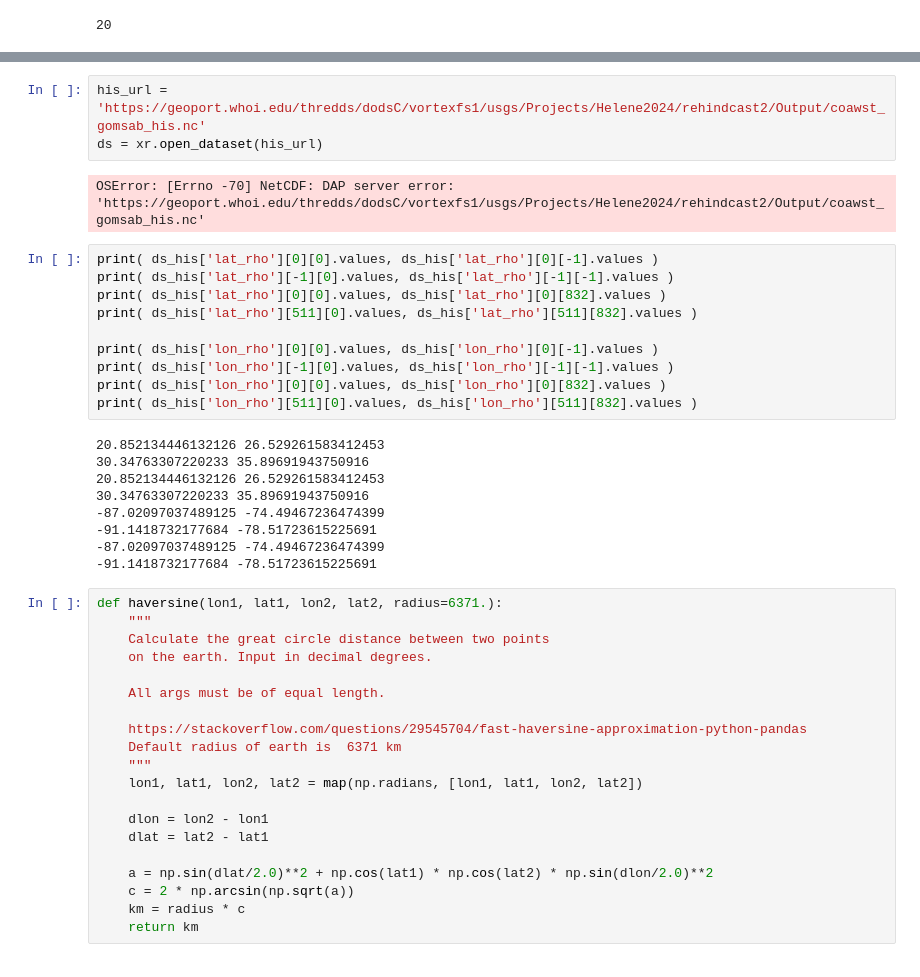
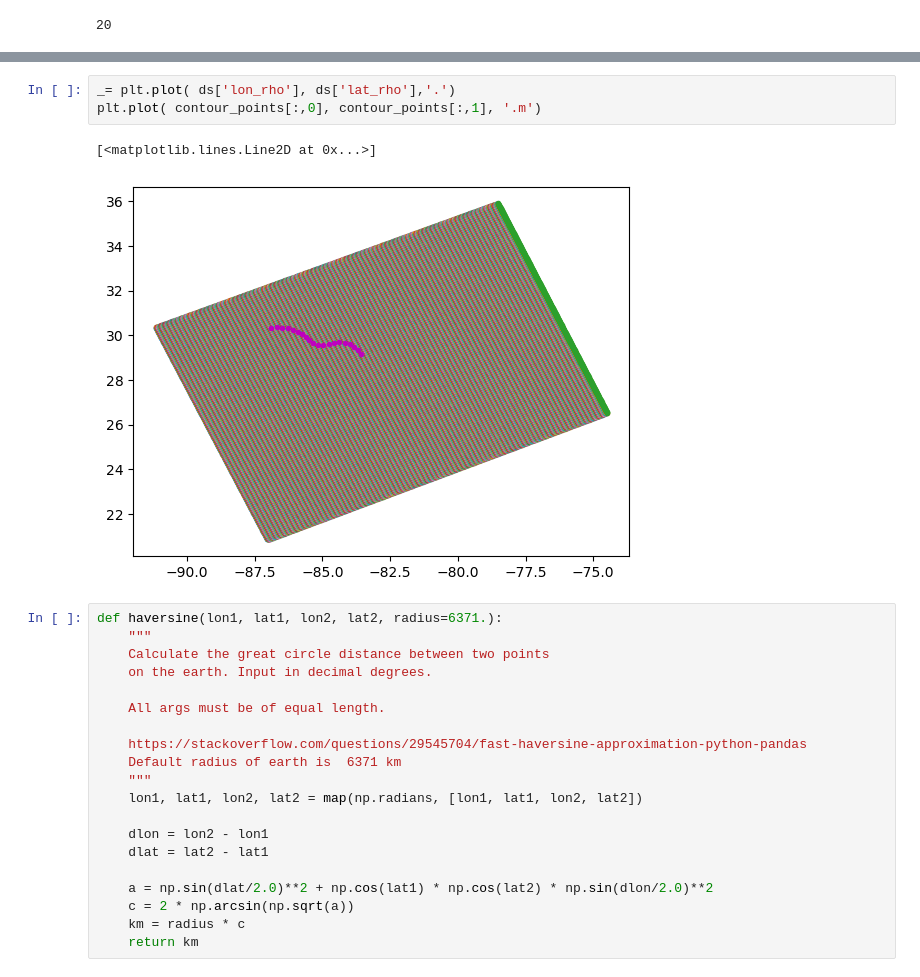
Before and after one commit to csherwood-usgs/NOPP_comparison, a Jupyter notebook: extract_eflux_on_contour.ipynb, the cells around one changed output, grey strips where cells are left out. Drawn from its saved outputs; the diff is of its cells as text.

```diff
--- a/extract_eflux_on_contour.ipynb
+++ b/extract_eflux_on_contour.ipynb
@@ -54,27 +78,9 @@ OSError: [Errno -70] NetCDF: DAP server error: 'https://geoport.whoi.edu/thredds
-# %%
-his_url = 'https://geoport.whoi.edu/thredds/dodsC/vortexfs1/usgs/Projects/Helene2024/rehindcast2/Output/coawst_gomsab_his.nc'
-ds = xr.open_dataset(his_url)
-# %% [output]
-OSError: [Errno -70] NetCDF: DAP server error: 'https://geoport.whoi.edu/thredds/dodsC/vortexfs1/usgs/Projects/Helene2024/rehindcast2/Output/coawst_gomsab_his.nc'
-# %%
-print( ds_his['lat_rho'][0][0].values, ds_his['lat_rho'][0][-1].values )
-print( ds_his['lat_rho'][-1][0].values, ds_his['lat_rho'][-1][-1].values )
-print( ds_his['lat_rho'][0][0].values, ds_his['lat_rho'][0][832].values )
-print( ds_his['lat_rho'][511][0].values, ds_his['lat_rho'][511][832].values )
-
-print( ds_his['lon_rho'][0][0].values, ds_his['lon_rho'][0][-1].values )
-print( ds_his['lon_rho'][-1][0].values, ds_his['lon_rho'][-1][-1].values )
-print( ds_his['lon_rho'][0][0].values, ds_his['lon_rho'][0][832].values )
-print( ds_his['lon_rho'][511][0].values, ds_his['lon_rho'][511][832].values )
-# %% [output]
-20.852134446132126 26.529261583412453
-30.34763307220233 35.89691943750916
-20.852134446132126 26.529261583412453
-30.34763307220233 35.89691943750916
--87.02097037489125 -74.49467236474399
--91.1418732177684 -78.51723615225691
--87.02097037489125 -74.49467236474399
--91.1418732177684 -78.51723615225691
+# %%
+_= plt.plot( ds['lon_rho'], ds['lat_rho'],'.')
+plt.plot( contour_points[:,0], contour_points[:,1], '.m')
+# %% [output]
+[<matplotlib.lines.Line2D at 0x...>]
+[figure, added]
 # %%
 def haversine(lon1, lat1, lon2, lat2, radius=6371.):
     """
```
Also changed, not shown: parts of 13 cells of this notebook.
